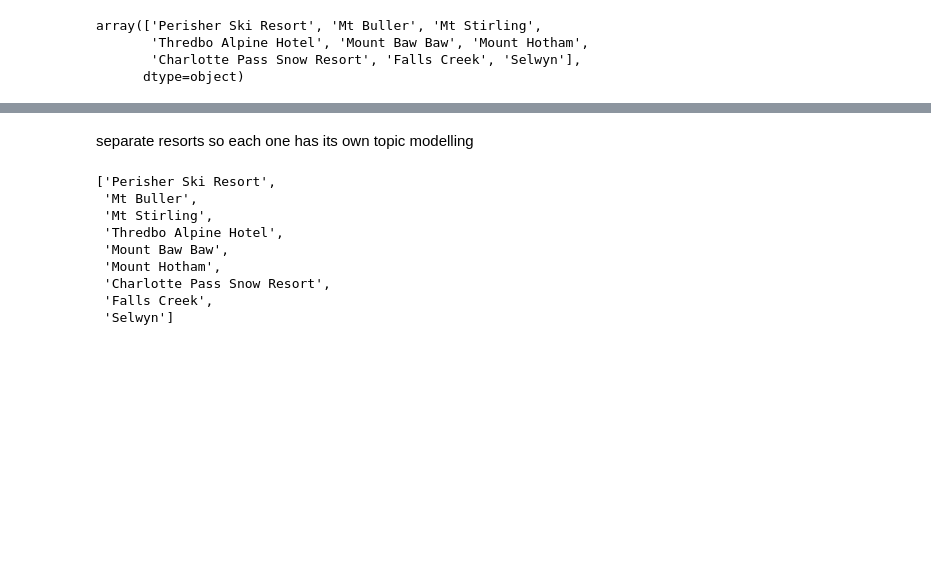
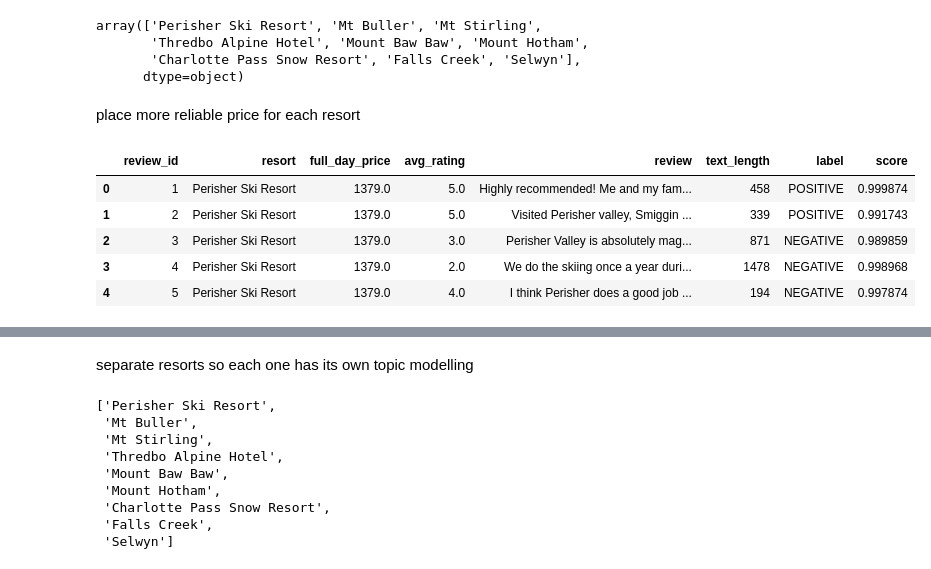
Before and after one commit to bsri0004/R2B2, a Jupyter notebook: src/trip_review_parsing.ipynb, the cells around one changed output, grey strips where cells are left out. Drawn from its saved outputs; the diff is of its cells as text; code cells hidden in the pictures; blank space fills up the shorter version.

Commit message:
update on trip wrangling notebook for LDA and add sentiment ratio dataset.

```diff
--- a/src/trip_review_parsing.ipynb
+++ b/src/trip_review_parsing.ipynb
@@ -213,3 +145,27 @@ array(['Perisher Ski Resort', 'Mt Buller', 'Mt Stirling',
        'Thredbo Alpine Hotel', 'Mount Baw Baw', 'Mount Hotham',
        'Charlotte Pass Snow Resort', 'Falls Creek', 'Selwyn'],
       dtype=object)
+# %% [markdown]
+place more reliable price for each resort
+# %%
+# change all price for all rows of resort mt buller
+df_sentiment.loc[df_sentiment['resort'] == 'Perisher Ski Resort', 'full_day_price'] = 1379
+df_sentiment.loc[df_sentiment['resort'] == 'Mt Buller', 'full_day_price'] = 1649
+df_sentiment.loc[df_sentiment['resort'] == 'Mt Stirling', 'full_day_price'] = 959
+
+df_sentiment.loc[df_sentiment['resort'] == 'Thredbo Alpine Hotel', 'full_day_price'] = 1850
+df_sentiment.loc[df_sentiment['resort'] == 'Mount Baw Baw', 'full_day_price'] = 555
+df_sentiment.loc[df_sentiment['resort'] == 'Mount Hotham', 'full_day_price'] = 1379
+
+df_sentiment.loc[df_sentiment['resort'] == 'Charlotte Pass Snow Resort', 'full_day_price'] = 1759
+df_sentiment.loc[df_sentiment['resort'] == 'Falls Creek', 'full_day_price'] = 1379
+df_sentiment.loc[df_sentiment['resort'] == 'Selwyn', 'full_day_price'] = 799
+
+df_sentiment.head()
+# %% [output]
+|  | review_id | resort | full_day_price | avg_rating | review | text_length | label | score |
+| 0 | 1 | Perisher Ski Resort | 1379.0 | 5.0 | Highly recommended! Me and my fam... | 458 | POSITIVE | 0.999874 |
+| 1 | 2 | Perisher Ski Resort | 1379.0 | 5.0 | Visited Perisher valley, Smiggin ... | 339 | POSITIVE | 0.991743 |
+| 2 | 3 | Perisher Ski Resort | 1379.0 | 3.0 | Perisher Valley is absolutely mag... | 871 | NEGATIVE | 0.989859 |
+| 3 | 4 | Perisher Ski Resort | 1379.0 | 2.0 | We do the skiing once a year duri... | 1478 | NEGATIVE | 0.998968 |
+| 4 | 5 | Perisher Ski Resort | 1379.0 | 4.0 | I think Perisher does a good job ... | 194 | NEGATIVE | 0.997874 |
```
Also changed, not shown: parts of 47 cells of this notebook, 1 other file.
